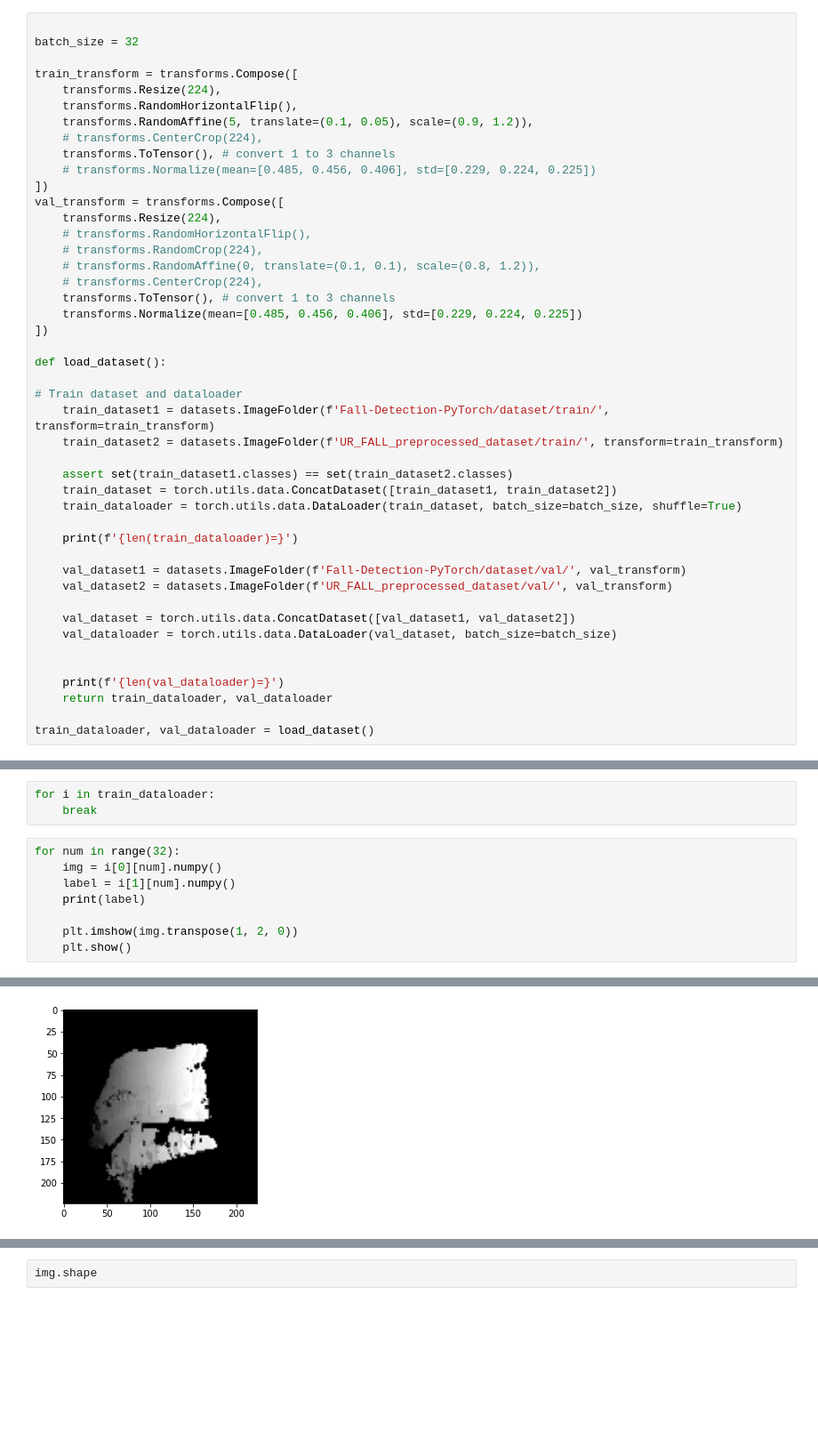
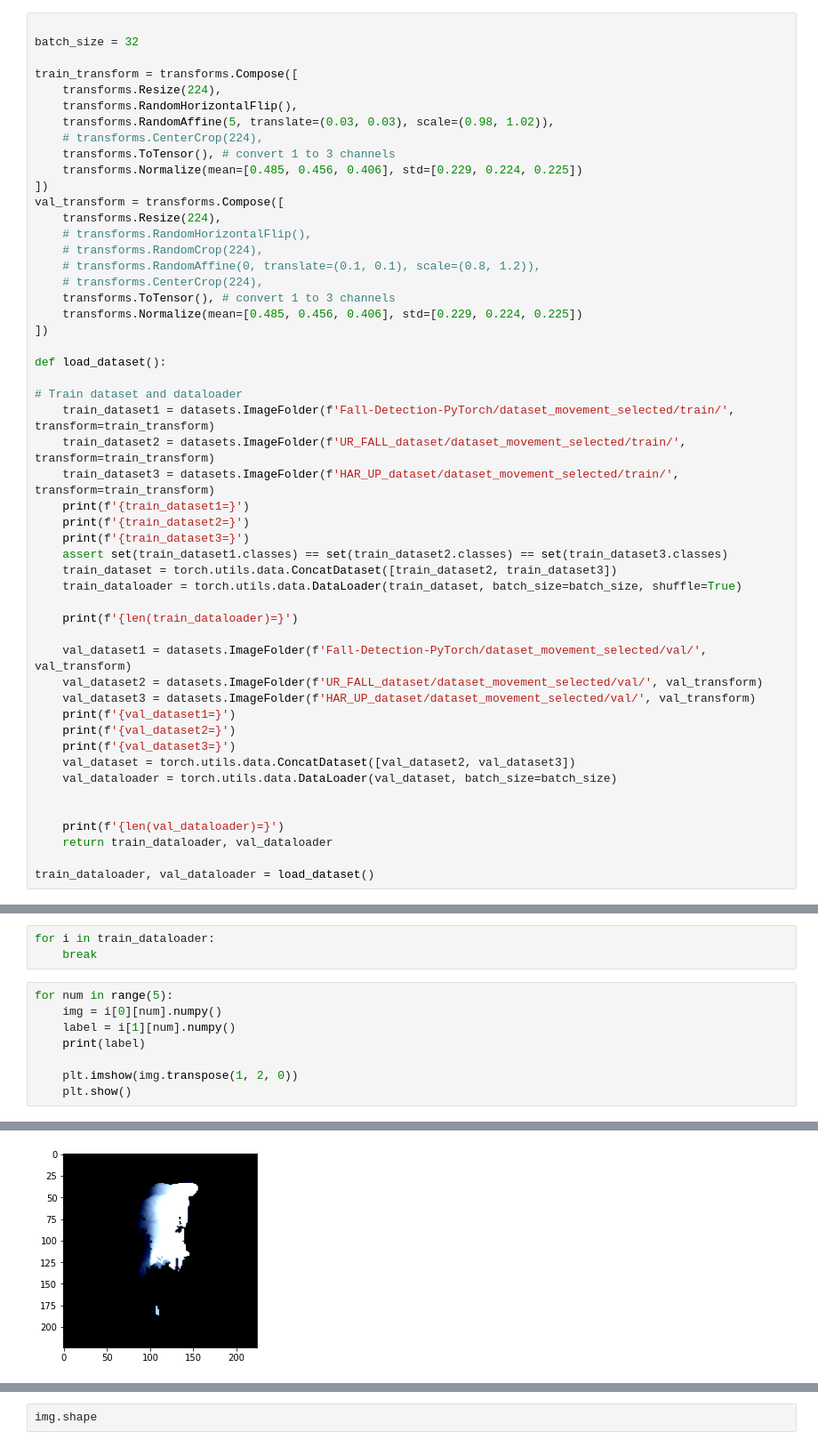
Before and after one commit to ArkadyBIG/HumanFallDetection, a Jupyter notebook: Copy_of_training.ipynb, the cells around one changed output, grey strips where cells are left out. Shown at 89% size. Cells and saved outputs as stored; diff of their text form; blank space fills up the shorter version.

```diff
--- a/Copy_of_training.ipynb
+++ b/Copy_of_training.ipynb
@@ -61,10 +61,10 @@ batch_size = 32
 train_transform = transforms.Compose([
     transforms.Resize(224),
     transforms.RandomHorizontalFlip(),
-    transforms.RandomAffine(5, translate=(0.1, 0.05), scale=(0.9, 1.2)),
+    transforms.RandomAffine(5, translate=(0.03, 0.03), scale=(0.98, 1.02)),
     # transforms.CenterCrop(224),
     transforms.ToTensor(), # convert 1 to 3 channels
-    # transforms.Normalize(mean=[0.485, 0.456, 0.406], std=[0.229, 0.224, 0.225])
+    transforms.Normalize(mean=[0.485, 0.456, 0.406], std=[0.229, 0.224, 0.225])
 ])
 val_transform = transforms.Compose([
     transforms.Resize(224),
@@ -79,19 +79,25 @@ val_transform = transforms.Compose([
 def load_dataset():
 
 # Train dataset and dataloader
-    train_dataset1 = datasets.ImageFolder(f'Fall-Detection-PyTorch/dataset/train/', transform=train_transform)
-    train_dataset2 = datasets.ImageFolder(f'UR_FALL_preprocessed_dataset/train/', transform=train_transform)
-
-    assert set(train_dataset1.classes) == set(train_dataset2.classes)
-    train_dataset = torch.utils.data.ConcatDataset([train_dataset1, train_dataset2])
+    train_dataset1 = datasets.ImageFolder(f'Fall-Detection-PyTorch/dataset_movement_selected/train/', transform=train_transform)
+    train_dataset2 = datasets.ImageFolder(f'UR_FALL_dataset/dataset_movement_selected/train/', transform=train_transform)
+    train_dataset3 = datasets.ImageFolder(f'HAR_UP_dataset/dataset_movement_selected/train/', transform=train_transform)
+    print(f'{train_dataset1=}')
+    print(f'{train_dataset2=}')
+    print(f'{train_dataset3=}')
+    assert set(train_dataset1.classes) == set(train_dataset2.classes) == set(train_dataset3.classes)
+    train_dataset = torch.utils.data.ConcatDataset([train_dataset2, train_dataset3])
     train_dataloader = torch.utils.data.DataLoader(train_dataset, batch_size=batch_size, shuffle=True)
 
     print(f'{len(train_dataloader)=}')
 
-    val_dataset1 = datasets.ImageFolder(f'Fall-Detection-PyTorch/dataset/val/', val_transform)
-    val_dataset2 = datasets.ImageFolder(f'UR_FALL_preprocessed_dataset/val/', val_transform)
-
-    val_dataset = torch.utils.data.ConcatDataset([val_dataset1, val_dataset2])
+    val_dataset1 = datasets.ImageFolder(f'Fall-Detection-PyTorch/dataset_movement_selected/val/', val_transform)
+    val_dataset2 = datasets.ImageFolder(f'UR_FALL_dataset/dataset_movement_selected/val/', val_transform)
+    val_dataset3 = datasets.ImageFolder(f'HAR_UP_dataset/dataset_movement_selected/val/', val_transform)
+    print(f'{val_dataset1=}')
+    print(f'{val_dataset2=}')
+    print(f'{val_dataset3=}')
+    val_dataset = torch.utils.data.ConcatDataset([val_dataset2, val_dataset3])
     val_dataloader = torch.utils.data.DataLoader(val_dataset, batch_size=batch_size)
 
 
@@ -106,7 +131,7 @@ len(val_dataloader)=125
 for i in train_dataloader:
     break
 # %%
-for num in range(32):
+for num in range(5):
 	img = i[0][num].numpy()
 	label = i[1][num].numpy()
 	print(label)
@@ -124 +153 @@ for num in range(32):
-[figure, old version]
+[figure, new version]
```
Also changed, not shown: parts of 8 cells of this notebook, 10 other files.
